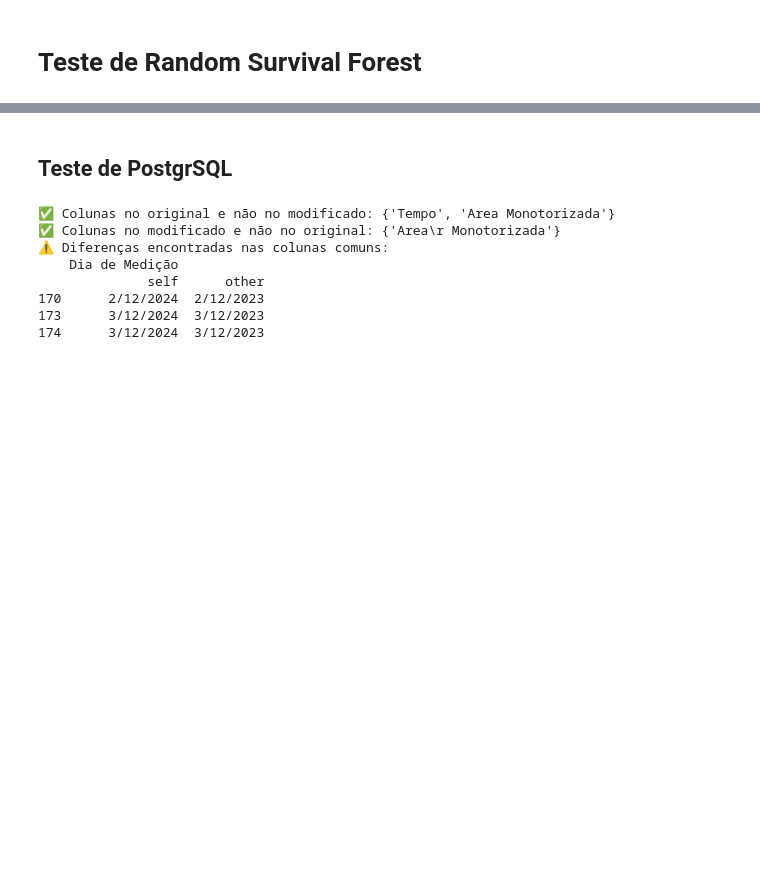
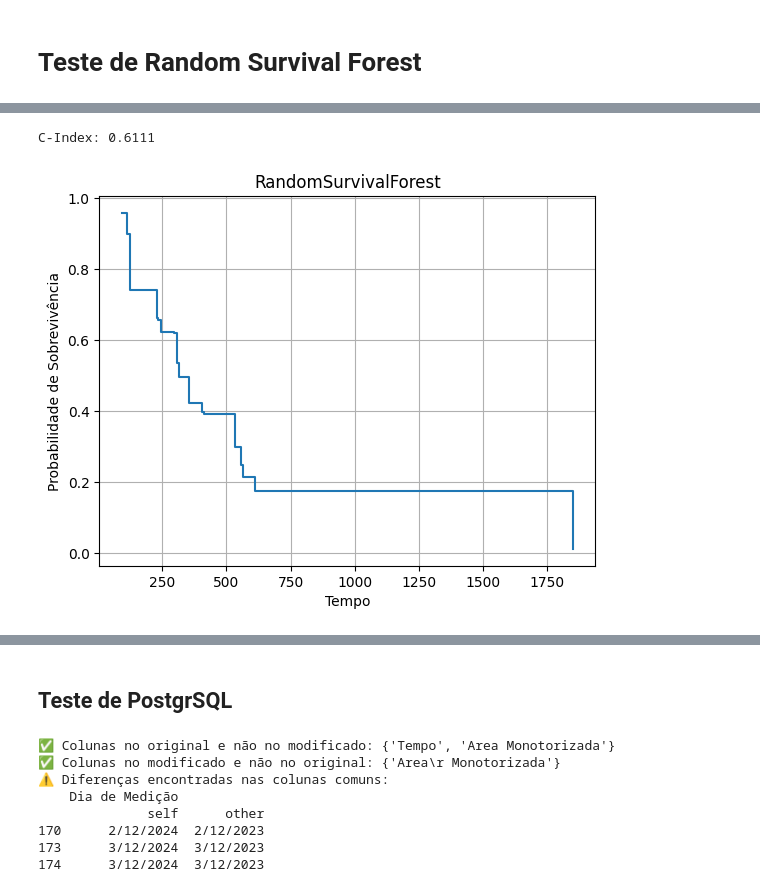
Before and after one commit to GoncaloCSilva/Detect-id, a Jupyter notebook: my_detectID/teste.ipynb, the cells around one changed output, grey strips where cells are left out. Saved outputs shown, nothing was run; the diff lists cells and outputs as text; code cells hidden in the pictures; blank space fills up the shorter version.

Commit message:
Debugs / Treino do RSF

```diff
--- a/my_detectID/teste.ipynb
+++ b/my_detectID/teste.ipynb
@@ -81,0 +77,72 @@ C-Index: 0.5467
+# %%
+import pandas as pd
+from sklearn.model_selection import train_test_split
+from sksurv.ensemble import RandomSurvivalForest
+from sksurv.util import Surv
+from sklearn.preprocessing import StandardScaler
+import matplotlib.pyplot as plt
+
+# Ler CSV
+df = pd.read_csv("detectid_com_tempo.csv")
+
+# Converter a coluna 'datetime' para tipo datetime
+df['datetime'] = pd.to_datetime(df['datetime'])
+
+# Ordenar pelas datas de medição para garantir que a última é mesmo a mais recente
+df = df.sort_values(by=["person_id", "datetime"])
+
+# Manter apenas a última medição por pessoa
+# df_latest = df.groupby("person_id", as_index=False).last()
+
+# Features a usar
+features = [
+    "Nível de Consciência",
+    "Frequência Cardíaca",
+    "TA Sistólica",
+    "TA Diastólica",
+    "Temperatura",
+    "SpO2",
+    "Necessidade de O2",
+    "Dor"
+]
+
+# Eliminar linhas com valores nulos (opcional, simplificação)
+df_latest = df.dropna(subset=features + ["Tempo", "Evento"])
+
+X = df_latest[features]
+y = Surv.from_dataframe("Evento", "Tempo", df_latest)
+
+# Normalizar
+scaler = StandardScaler()
+X_scaled = scaler.fit_transform(X)
+
+# Dividir treino/teste
+X_train, X_test, y_train, y_test = train_test_split(X_scaled, y, test_size=0.3, random_state=33)
+X_val_train, X_val_test, y_val_train, y_val_test = train_test_split(X_train, y_train, test_size=0.3, random_state=33)
+
+
+# Treinar modelo
+rsf = RandomSurvivalForest()
+
+
+rsf.fit(X_val_train, y_val_train)
+
+rsf.fit(X_train, y_train)
+
+# Avaliação
+score = rsf.score(X_test, y_test)
+print(f"C-Index: {score:.4f}")
+
+# Previsão de função de sobrevivência para o primeiro indivíduo do conjunto de teste
+surv_fn = rsf.predict_survival_function(X_test[:1])
+
+# Visualização
+plt.step(surv_fn[0].x, surv_fn[0].y, where="post")
+plt.title("RandomSurvivalForest")
+plt.xlabel("Tempo")
+plt.ylabel("Probabilidade de Sobrevivência")
+plt.grid()
+plt.show()
+# %% [output]
+C-Index: 0.6111
+[figure, added]
```
Also changed, not shown: parts of 4 cells of this notebook, 4 other files.
